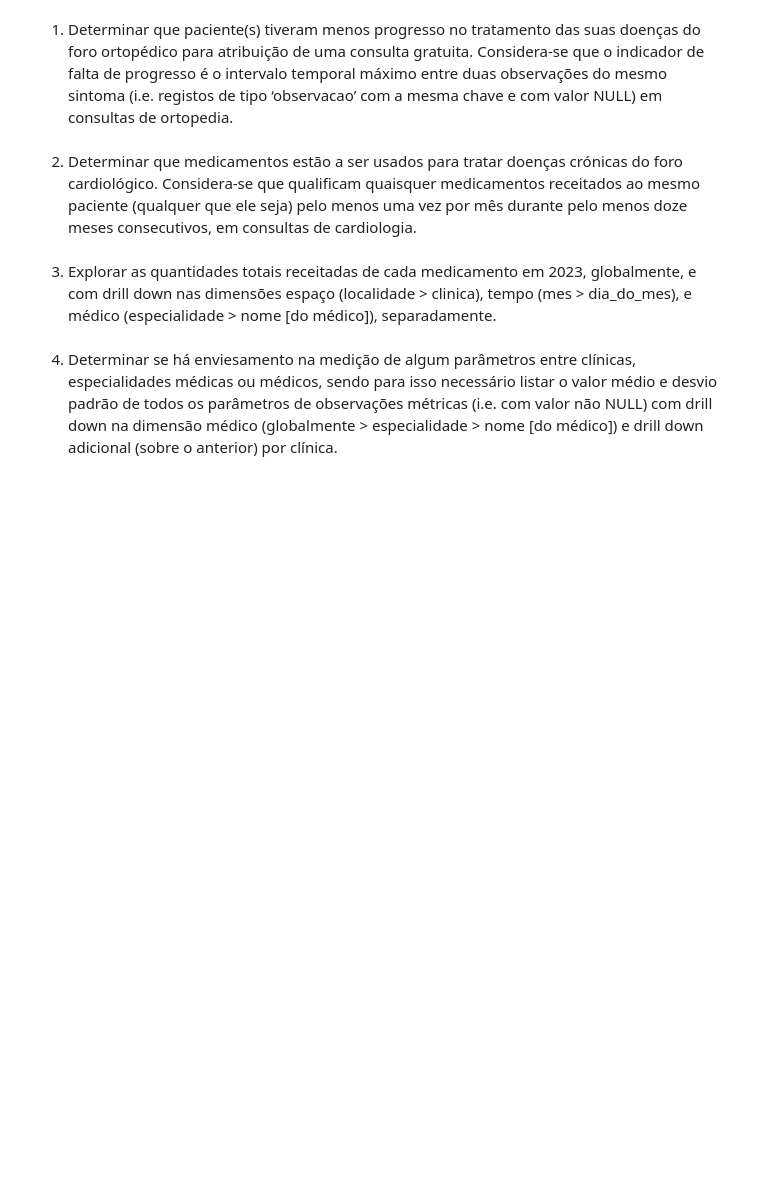
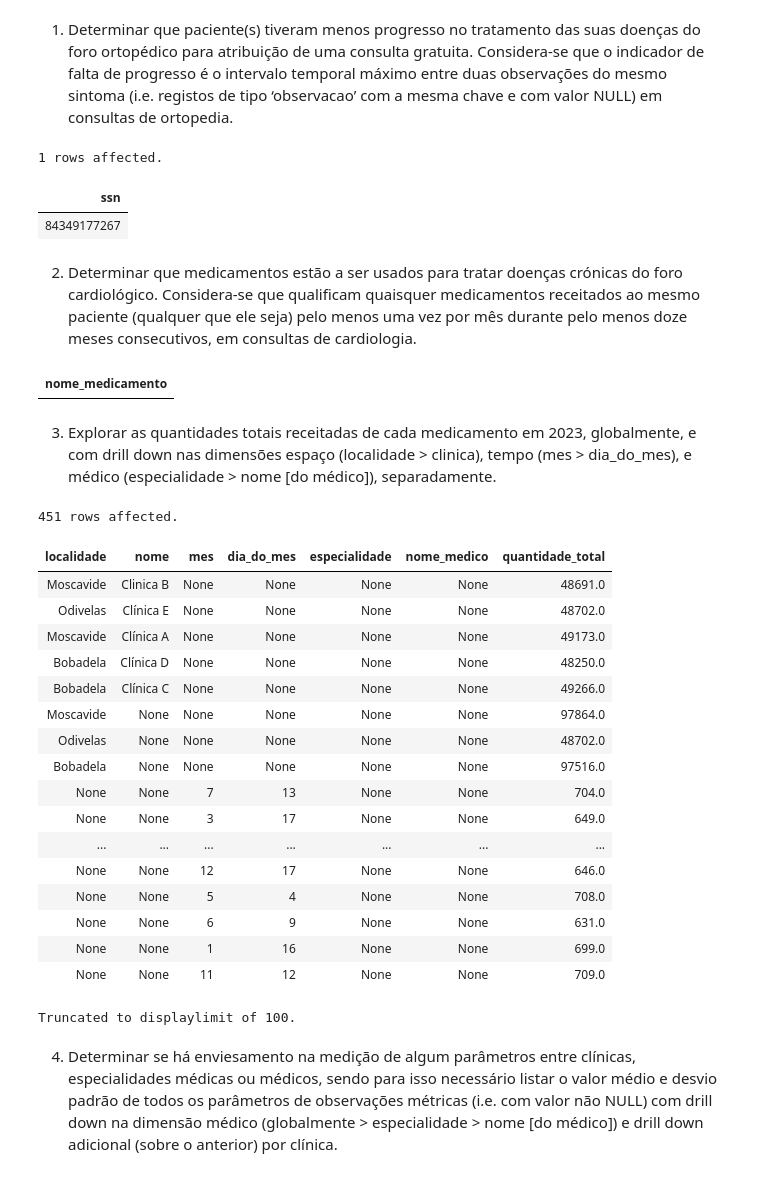
Before and after one commit to FilipeAlexCosta/DB-PROJECT-23-24, a Jupyter notebook: bdist-workspace/work/E2-report.ipynb, the cells around one changed output. Drawn from its saved outputs; the diff is of its cells as text; code cells hidden in the pictures; blank space fills up the shorter version.

```diff
--- a/bdist-workspace/work/E2-report.ipynb
+++ b/bdist-workspace/work/E2-report.ipynb
@@ -232,16 +264,79 @@ Usando a vista desenvolvida no ponto anterior, complementada com outras tabelas
 # %%
 %%sql
 -- SELECT ...
+SELECT DISTINCT
+    res.ssn
+FROM
+    (SELECT h.ssn, (MAX(h.data + c.hora) - MIN(h.data + c.hora)) AS intervalo
+    FROM historial_paciente h INNER JOIN consulta c USING(id)
+    WHERE h.especialidade = 'ortopedia' AND h.tipo = 'observacao' AND h.valor IS NULL
+    GROUP BY h.ssn, h.chave HAVING (MAX(h.data + c.hora) - MIN(h.data + c.hora)) > INTERVAL '0') AS res
+WHERE res.intervalo >= ALL (
+    SELECT (MAX(h.data + c.hora) - MIN(h.data + c.hora))
+    FROM historial_paciente h INNER JOIN consulta c USING(id)
+    WHERE h.especialidade = 'ortopedia' AND h.tipo = 'observacao' AND h.valor IS NULL
+    GROUP BY h.ssn, h.chave HAVING (MAX(h.data + c.hora) - MIN(h.data + c.hora)) > INTERVAL '0'
+);
+# %% [output]
+1 rows affected.
+| ssn |
+| 84349177267 |
 # %% [markdown]
 2. Determinar que medicamentos estão a ser usados para tratar doenças crónicas do foro cardiológico. Considera-se que qualificam quaisquer medicamentos receitados ao mesmo paciente (qualquer que ele seja) pelo menos uma vez por mês durante pelo menos doze meses consecutivos, em consultas de cardiologia.
 # %%
 %%sql
 -- SELECT ...
+SELECT DISTINCT
+    h1.chave AS nome_medicamento
+FROM
+    historial_paciente h1 INNER JOIN historial_paciente h2 ON(h1.ssn = h2.ssn AND
+    h1.tipo = h2.tipo AND h1.chave = h2.chave AND h1.especialidade = h2.especialidade AND
+    ((12 * (h2.ano - h1.ano) + (h2.mes - h1.mes)) BETWEEN 0 AND 11))
+WHERE
+    h1.tipo = 'receita' AND h1.especialidade = 'cardiologia'
+GROUP BY
+    h1.ssn, h1.chave
+HAVING
+    COUNT(h1.data) = 12
+;
+# %% [output]
+| nome_medicamento |
 # %% [markdown]
 3. Explorar as quantidades totais receitadas de cada medicamento em 2023, globalmente, e com drill down nas dimensões espaço (localidade > clinica), tempo (mes > dia_do_mes), e médico  (especialidade > nome \[do médico]), separadamente.
 # %%
 %%sql
 -- SELECT ...
+SELECT
+    SUBSTRING(localidade FROM '[0-9]{4}-[0-9]{3} (.+)$') AS localidade, h.nome, mes, dia_do_mes, h.especialidade, m.nome AS nome_medico, SUM(valor) AS quantidade_total
+FROM
+    historial_paciente h INNER JOIN medico m USING(nif)
+WHERE
+    tipo = 'receita' AND ano = 2023
+GROUP BY GROUPING SETS
+    ((SUBSTRING(localidade FROM '[0-9]{4}-[0-9]{3} (.+)$')), (SUBSTRING(localidade FROM '[0-9]{4}-[0-9]{3} (.+)$'), h.nome),
+     (mes), (mes, dia_do_mes),
+     (h.especialidade), (h.especialidade, nome_medico))
+;
+# %% [output]
+451 rows affected.
+| localidade | nome | mes | dia_do_mes | especialidade | nome_medico | quantidade_total |
+| Moscavide | Clinica B | None | None | None | None | 48691.0 |
+| Odivelas | Clínica E | None | None | None | None | 48702.0 |
+| Moscavide | Clínica A | None | None | None | None | 49173.0 |
+| Bobadela | Clínica D | None | None | None | None | 48250.0 |
+| Bobadela | Clínica C | None | None | None | None | 49266.0 |
+| Moscavide | None | None | None | None | None | 97864.0 |
+| Odivelas | None | None | None | None | None | 48702.0 |
+| Bobadela | None | None | None | None | None | 97516.0 |
+| None | None | 7 | 13 | None | None | 704.0 |
+| None | None | 3 | 17 | None | None | 649.0 |
+| ... | ... | ... | ... | ... | ... | ... |
+| None | None | 12 | 17 | None | None | 646.0 |
+| None | None | 5 | 4 | None | None | 708.0 |
+| None | None | 6 | 9 | None | None | 631.0 |
+| None | None | 1 | 16 | None | None | 699.0 |
+| None | None | 11 | 12 | None | None | 709.0 |
+Truncated to displaylimit of 100.
 # %% [markdown]
 4. Determinar se há enviesamento na medição de algum parâmetros entre clínicas, especialidades médicas ou médicos, sendo para isso necessário listar o valor médio e desvio padrão de todos os parâmetros de observações métricas (i.e. com valor não NULL) com drill down na dimensão médico (globalmente > especialidade > nome \[do médico]) e drill down adicional (sobre o anterior) por clínica.
 # %%
```
Also changed, not shown: parts of 3 cells of this notebook.
